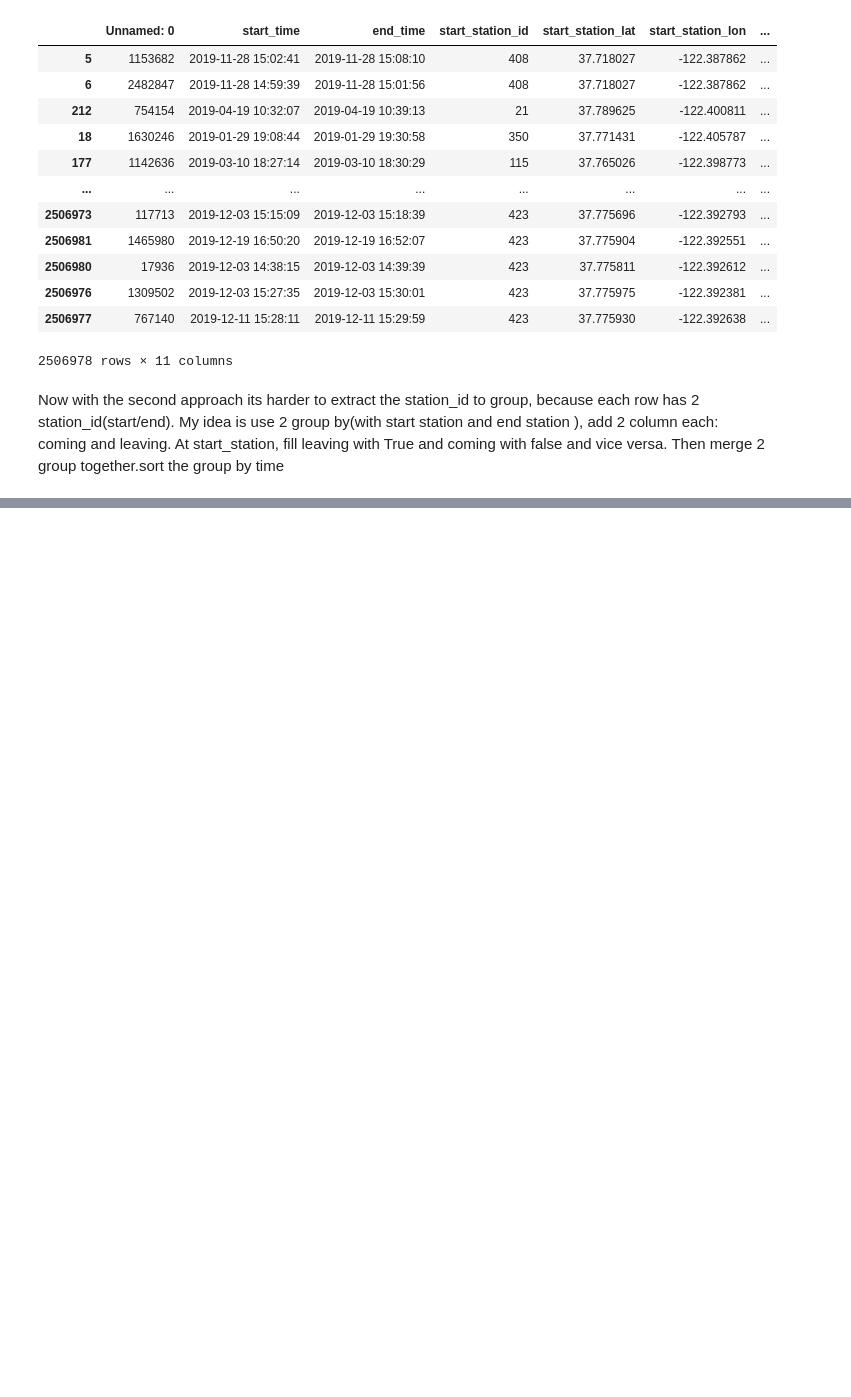
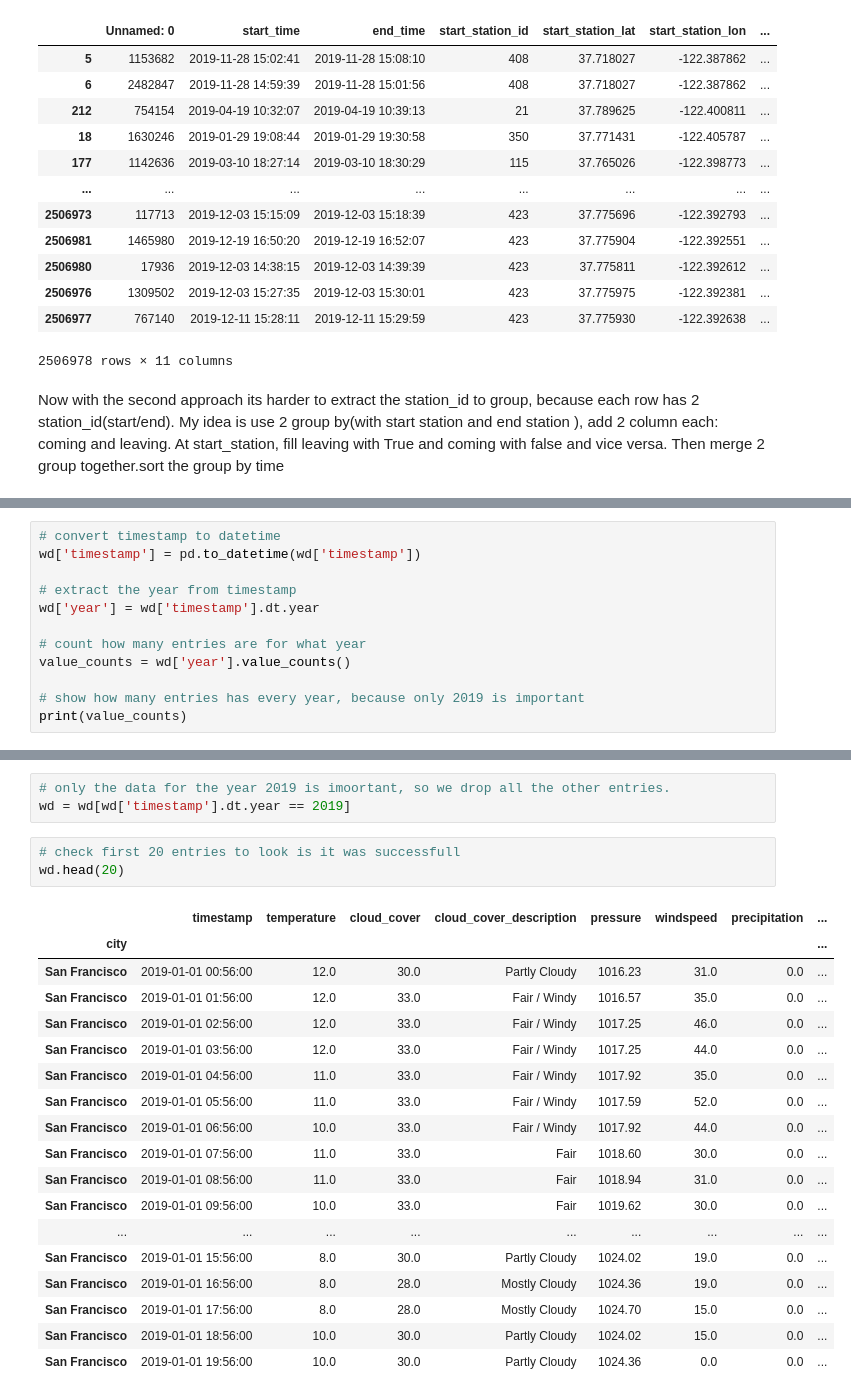
Before and after one commit to Ppkhanh/The-Learning-Machines, a Jupyter notebook: DataPrepVer1.ipynb, the cells around one changed output, grey strips where cells are left out. Cells and saved outputs as stored; diff of their text form; blank space fills up the shorter version.

```diff
--- a/DataPrepVer1.ipynb
+++ b/DataPrepVer1.ipynb
@@ -501,0 +552,12 @@ My idea is use 2 group by(with start station and end station ), add 2 column eac
+# %%
+# convert timestamp to datetime
+wd['timestamp'] = pd.to_datetime(wd['timestamp'])
+
+# extract the year from timestamp
+wd['year'] = wd['timestamp'].dt.year
+
+# count how many entries are for what year
+value_counts = wd['year'].value_counts()
+
+# show how many entries has every year, because only 2019 is important
+print(value_counts)
@@ -501,0 +575,25 @@ My idea is use 2 group by(with start station and end station ), add 2 column eac
+# %%
+# only the data for the year 2019 is imoortant, so we drop all the other entries.
+wd = wd[wd['timestamp'].dt.year == 2019]
+# %%
+# check first 20 entries to look is it was successfull
+wd.head(20)
+# %% [output]
+|  | timestamp | temperature | cloud_cover | cloud_cover_description | pressure | windspeed | precipitation | ... |
+| city |  |  |  |  |  |  |  | ... |
+| San Francisco | 2019-01-01 00:56:00 | 12.0 | 30.0 | Partly Cloudy | 1016.23 | 31.0 | 0.0 | ... |
+| San Francisco | 2019-01-01 01:56:00 | 12.0 | 33.0 | Fair / Windy | 1016.57 | 35.0 | 0.0 | ... |
+| San Francisco | 2019-01-01 02:56:00 | 12.0 | 33.0 | Fair / Windy | 1017.25 | 46.0 | 0.0 | ... |
+| San Francisco | 2019-01-01 03:56:00 | 12.0 | 33.0 | Fair / Windy | 1017.25 | 44.0 | 0.0 | ... |
+| San Francisco | 2019-01-01 04:56:00 | 11.0 | 33.0 | Fair / Windy | 1017.92 | 35.0 | 0.0 | ... |
+| San Francisco | 2019-01-01 05:56:00 | 11.0 | 33.0 | Fair / Windy | 1017.59 | 52.0 | 0.0 | ... |
+| San Francisco | 2019-01-01 06:56:00 | 10.0 | 33.0 | Fair / Windy | 1017.92 | 44.0 | 0.0 | ... |
+| San Francisco | 2019-01-01 07:56:00 | 11.0 | 33.0 | Fair | 1018.60 | 30.0 | 0.0 | ... |
+| San Francisco | 2019-01-01 08:56:00 | 11.0 | 33.0 | Fair | 1018.94 | 31.0 | 0.0 | ... |
+| San Francisco | 2019-01-01 09:56:00 | 10.0 | 33.0 | Fair | 1019.62 | 30.0 | 0.0 | ... |
+| ... | ... | ... | ... | ... | ... | ... | ... | ... |
+| San Francisco | 2019-01-01 15:56:00 | 8.0 | 30.0 | Partly Cloudy | 1024.02 | 19.0 | 0.0 | ... |
+| San Francisco | 2019-01-01 16:56:00 | 8.0 | 28.0 | Mostly Cloudy | 1024.36 | 19.0 | 0.0 | ... |
+| San Francisco | 2019-01-01 17:56:00 | 8.0 | 28.0 | Mostly Cloudy | 1024.70 | 15.0 | 0.0 | ... |
+| San Francisco | 2019-01-01 18:56:00 | 10.0 | 30.0 | Partly Cloudy | 1024.02 | 15.0 | 0.0 | ... |
+| San Francisco | 2019-01-01 19:56:00 | 10.0 | 30.0 | Partly Cloudy | 1024.36 | 0.0 | 0.0 | ... |
```
Also changed, not shown: parts of 4 cells of this notebook.
